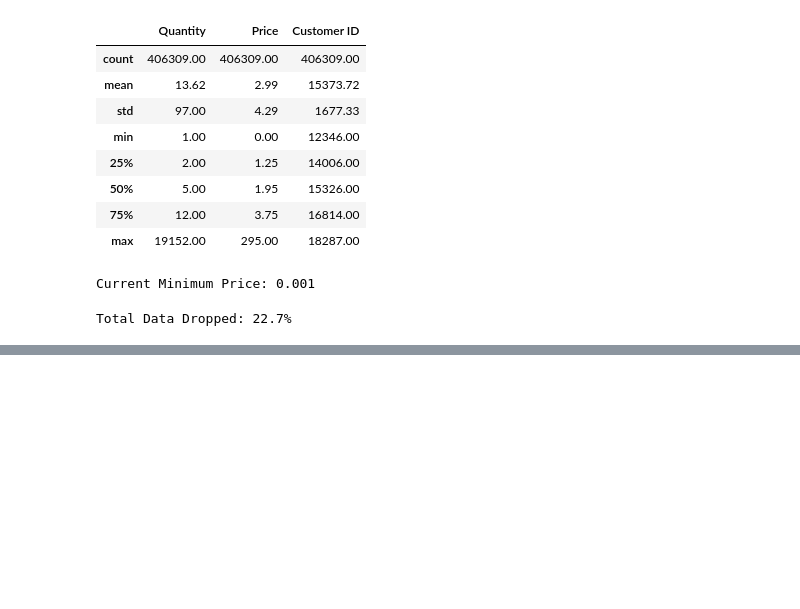
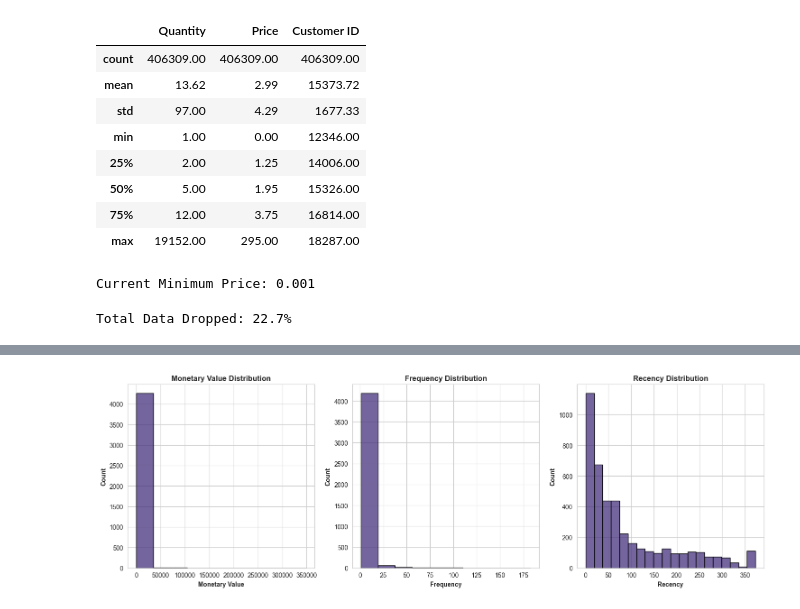
Before and after one commit to abdullahashfaq-ds/Online-Retail-Customer-Analysis, a Jupyter notebook: notebooks/online_retail_analysis.ipynb, the cells around one changed output, grey strips where cells are left out. Saved outputs shown, nothing was run; the diff lists cells and outputs as text; code cells hidden in the pictures; blank space fills up the shorter version.

```diff
--- a/notebooks/online_retail_analysis.ipynb
+++ b/notebooks/online_retail_analysis.ipynb
@@ -9,6 +9,12 @@ import matplotlib.pyplot as plt
 from sklearn.cluster import KMeans
 from sklearn.metrics import silhouette_score
 from sklearn.preprocessing import StandardScaler
+# %%
+sns.set_style("whitegrid")
+sns.set_palette("viridis")
+plt.rcParams['figure.figsize'] = [15, 5]
+plt.rcParams['axes.titleweight'] = 'bold'
+plt.rcParams['axes.labelweight'] = 'bold'
 # %%
 df = pd.read_excel("../data/online_retail.xlsx", sheet_name=0)
 # %%
@@ -354,0 +363,2 @@ Total Data Dropped: 22.7%
+# %%
+cleaned_df["SalesLineTotal"] = cleaned_df["Quantity"] * cleaned_df["Price"]
@@ -354,0 +374,6 @@ Total Data Dropped: 22.7%
+# %%
+aggregated_df = cleaned_df.groupby(by="Customer ID", as_index=False).agg(
+    MonetaryValue=("SalesLineTotal", "sum"),
+    Frequency=("Invoice", "nunique"),
+    LastInvoiceDate=("InvoiceDate", "max")
+)
@@ -354,0 +389,3 @@ Total Data Dropped: 22.7%
+# %%
+max_invoice_date = aggregated_df["LastInvoiceDate"].max()
+aggregated_df["Recency"] = (max_invoice_date - aggregated_df["LastInvoiceDate"]).dt.days
@@ -354,0 +401,23 @@ Total Data Dropped: 22.7%
+# %%
+plt.subplot(1, 3, 1)
+sns.histplot(aggregated_df['MonetaryValue'], bins=10, edgecolor='black')
+plt.title('Monetary Value Distribution')
+plt.xlabel('Monetary Value')
+plt.ylabel('Count')
+
+plt.subplot(1, 3, 2)
+sns.histplot(aggregated_df['Frequency'], bins=10, edgecolor='black')
+plt.title('Frequency Distribution')
+plt.xlabel('Frequency')
+plt.ylabel('Count')
+
+plt.subplot(1, 3, 3)
+sns.histplot(aggregated_df['Recency'], bins=20, edgecolor='black')
+plt.title('Recency Distribution')
+plt.xlabel('Recency')
+plt.ylabel('Count')
+
+plt.tight_layout()
+plt.show()
+# %% [output]
+[figure, added]
```
Also changed, not shown: parts of 19 cells of this notebook.
